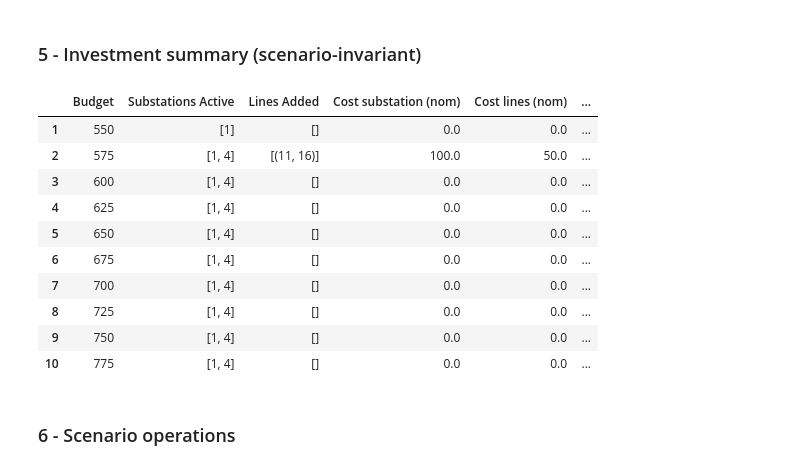
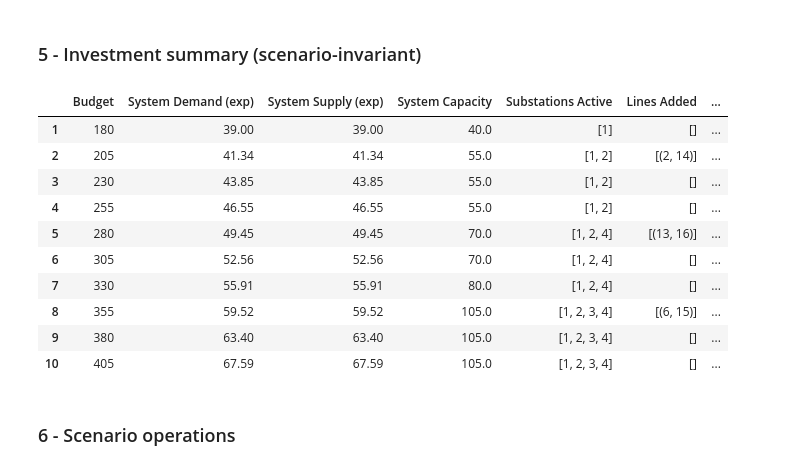
Before and after one commit to hubertprz/46750-optimization-assignment-2, a Jupyter notebook: model_3Test.ipynb, the cells around one changed output. Drawn from its saved outputs; the diff is of its cells as text; code cells hidden in the pictures.

```diff
--- a/model_3Test.ipynb
+++ b/model_3Test.ipynb
@@ -78,13 +78,13 @@ years = list(range(1, 11))      # Years 1..10
 R = 10                             # Capacity reinforcement size
 dr = 0.05                          # Discount rate
 # Dynamic budgets per year
-B = {t: 550 + 25*(t-1) for t in years}
+B = {t: 180 + 25*(t-1) for t in years}
 
 # Scenario growth rates (annual) and probabilities
 scenarios_def = {
-    'conservative': {'prob': 0.25, 'growth': 0.01},
-    'base':         {'prob': 0.50, 'growth': 0.04},
-    'high':         {'prob': 0.25, 'growth': 0.07},
+    'conservative': {'prob': 0.25, 'growth': 0.02},
+    'base':         {'prob': 0.50, 'growth': 0.06},
+    'high':         {'prob': 0.25, 'growth': 0.10},
 }
 
 # Build per-scenario, per-year demands
@@ -134,41 +134,58 @@ solution = solve_network_stochastic(
 # %%
 S_idx = list(range(1, len(DistributionNetwork.SUBSTATIONS)+1))
 base_edge_cost = DistributionNetwork.edge_cost
 
+# New lines built per year (costed edges only)
 lines_added = {}
 for t in years:
     added = set()
     for (i, j, s, tau), val in solution['b_on'].items():
         if tau == t and val > 0.5:
             e = (i, j)
             if base_edge_cost.get(e, 0) > 0:
                 added.add(e)
     lines_added[t] = sorted(list(added))
 
+# Expected demand and supply across scenarios
+expected_demand = {}
+expected_supply = {}
+for t in years:
+    exp_d = 0.0
+    exp_s = 0.0
+    for omega, data in scenarios.items():
+        p = data['prob']
+        exp_d += p * sum(data['demands'][t].values())
+        exp_s += p * sum(solution['r'][(s, t, omega)] for s in S_idx)
+    expected_demand[t] = round(exp_d, 2)
+    expected_supply[t] = round(exp_s, 2)
+
 investment_summary = pd.DataFrame({
     'Budget': [B[t] if not isinstance(B, dict) else B[t] for t in years],
+    'System Demand (exp)': [expected_demand[t] for t in years],
+    'System Supply (exp)': [expected_supply[t] for t in years],
+    'System Capacity': [sum(solution['P'][(s, t)] for s in S_idx) for t in years],
     'Substations Active': [[s for s in S_idx if solution['w'][(s, t)] > 0.5] for t in years],
     'Lines Added': [lines_added[t] for t in years],
     'Cost substation (nom)': [round(solution['cost_components_nominal'][t]['substation'], 2) for t in years],
     'Cost lines (nom)': [round(solution['cost_components_nominal'][t]['lines'], 2) for t in years],
     'Cost reinforcement (nom)': [round(solution['cost_components_nominal'][t]['reinforcement'], 2) for t in years],
     'Cost (nominal)': [round(solution['cost_per_year_nominal'][t], 2) for t in years],
     'Cost (discounted)': [round(solution['cost_per_year'][t], 2) for t in years]
 }, index=years)
 
 investment_summary
 # %% [output]
-|  | Budget | Substations Active | Lines Added | Cost substation (nom) | Cost lines (nom) | ... |
-| 1 | 550 | [1] | [] | 0.0 | 0.0 | ... |
-| 2 | 575 | [1, 4] | [(11, 16)] | 100.0 | 50.0 | ... |
-| 3 | 600 | [1, 4] | [] | 0.0 | 0.0 | ... |
-| 4 | 625 | [1, 4] | [] | 0.0 | 0.0 | ... |
-| 5 | 650 | [1, 4] | [] | 0.0 | 0.0 | ... |
-| 6 | 675 | [1, 4] | [] | 0.0 | 0.0 | ... |
-| 7 | 700 | [1, 4] | [] | 0.0 | 0.0 | ... |
-| 8 | 725 | [1, 4] | [] | 0.0 | 0.0 | ... |
-| 9 | 750 | [1, 4] | [] | 0.0 | 0.0 | ... |
-| 10 | 775 | [1, 4] | [] | 0.0 | 0.0 | ... |
+|  | Budget | System Demand (exp) | System Supply (exp) | System Capacity | Substations Active | Lines Added | ... |
+| 1 | 180 | 39.00 | 39.00 | 40.0 | [1] | [] | ... |
+| 2 | 205 | 41.34 | 41.34 | 55.0 | [1, 2] | [(2, 14)] | ... |
+| 3 | 230 | 43.85 | 43.85 | 55.0 | [1, 2] | [] | ... |
+| 4 | 255 | 46.55 | 46.55 | 55.0 | [1, 2] | [] | ... |
+| 5 | 280 | 49.45 | 49.45 | 70.0 | [1, 2, 4] | [(13, 16)] | ... |
+| 6 | 305 | 52.56 | 52.56 | 70.0 | [1, 2, 4] | [] | ... |
+| 7 | 330 | 55.91 | 55.91 | 80.0 | [1, 2, 4] | [] | ... |
+| 8 | 355 | 59.52 | 59.52 | 105.0 | [1, 2, 3, 4] | [(6, 15)] | ... |
+| 9 | 380 | 63.40 | 63.40 | 105.0 | [1, 2, 3, 4] | [] | ... |
+| 10 | 405 | 67.59 | 67.59 | 105.0 | [1, 2, 3, 4] | [] | ... |
 # %% [markdown]
 ### 6 - Scenario operations
 # %%
```
Also changed, not shown: parts of 3 cells of this notebook.
